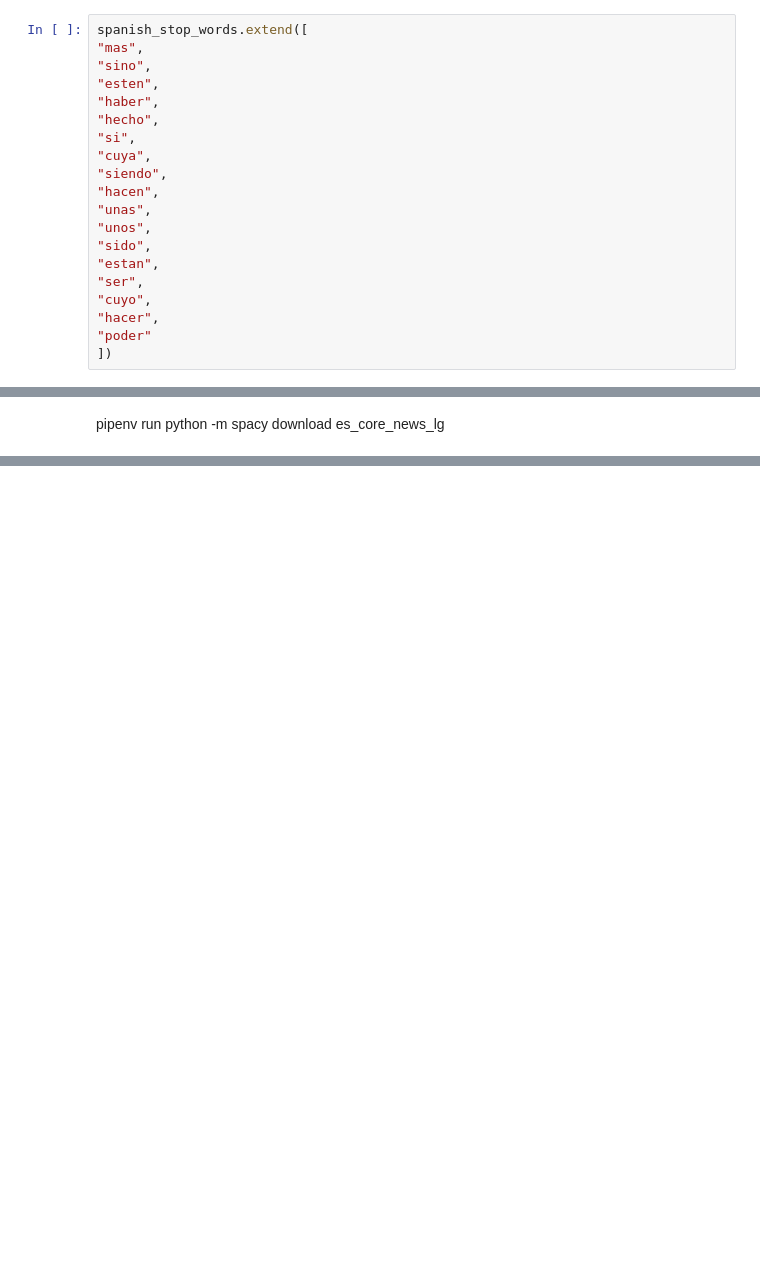
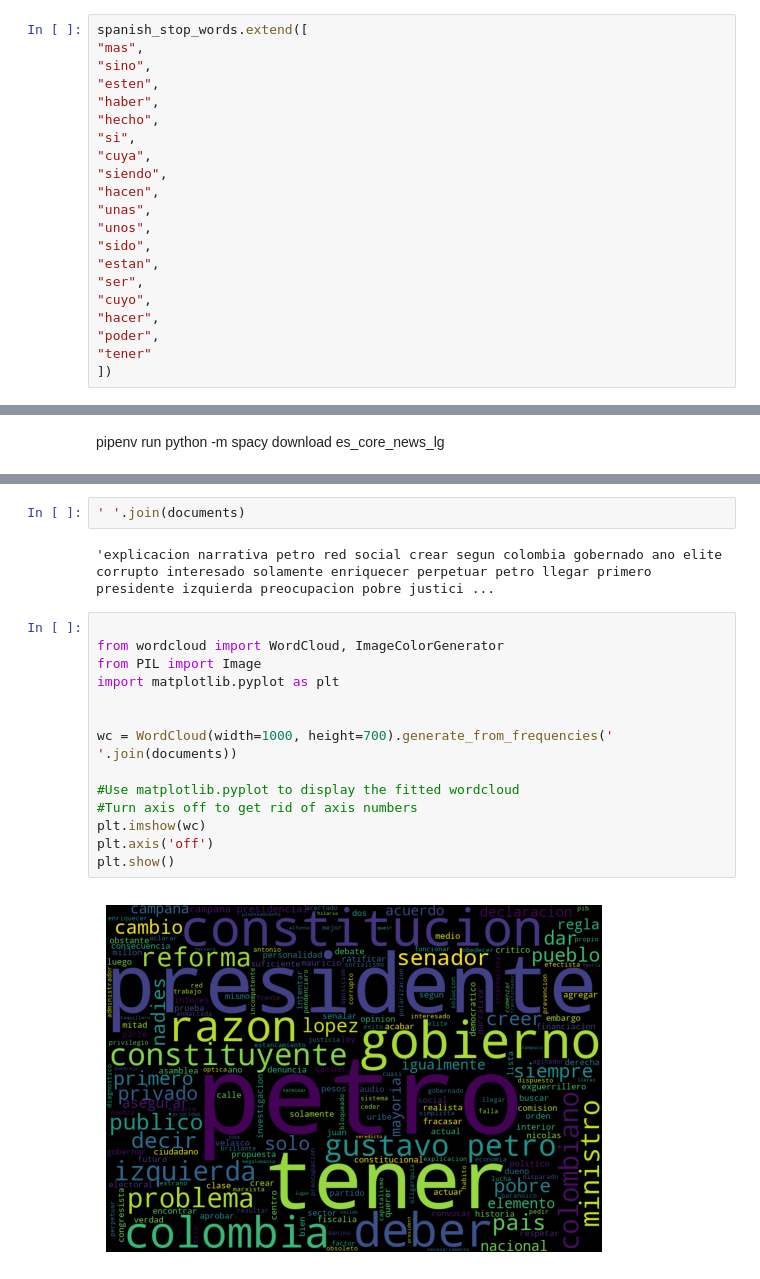
Before and after one commit to alejomaar/Network-Science-for-Data-Analytics, a Jupyter notebook: term_project/term_project.ipynb, the cells around one changed output, grey strips where cells are left out. Cells and saved outputs as stored; diff of their text form; blank space fills up the shorter version.

Commit message:
feat: add WordCloud

```diff
--- a/term_project/term_project.ipynb
+++ b/term_project/term_project.ipynb
@@ -40,7 +40,8 @@ spanish_stop_words.extend([
 "ser",
 "cuyo",
 "hacer",
-"poder"
+"poder",
+"tener"
 ])
 # %%
 
@@ -248,0 +236,20 @@ print(lemmas)
+# %%
+' '.join(documents)
+# %% [output]
+'explicacion narrativa petro red social crear segun colombia gobernado ano elite corrupto interesado solamente enriquecer perpetuar petro llegar primero presidente izquierda preocupacion pobre justici ...
+# %%
+
+from wordcloud import WordCloud, ImageColorGenerator
+from PIL import Image
+import matplotlib.pyplot as plt
+
+
+wc = WordCloud(width=1000, height=700).generate_from_frequencies(' '.join(documents))
+
+#Use matplotlib.pyplot to display the fitted wordcloud
+#Turn axis off to get rid of axis numbers
+plt.imshow(wc)
+plt.axis('off')
+plt.show()
+# %% [output]
+[figure, added]
```
Also changed, not shown: parts of 4 cells of this notebook, 3 other files.
